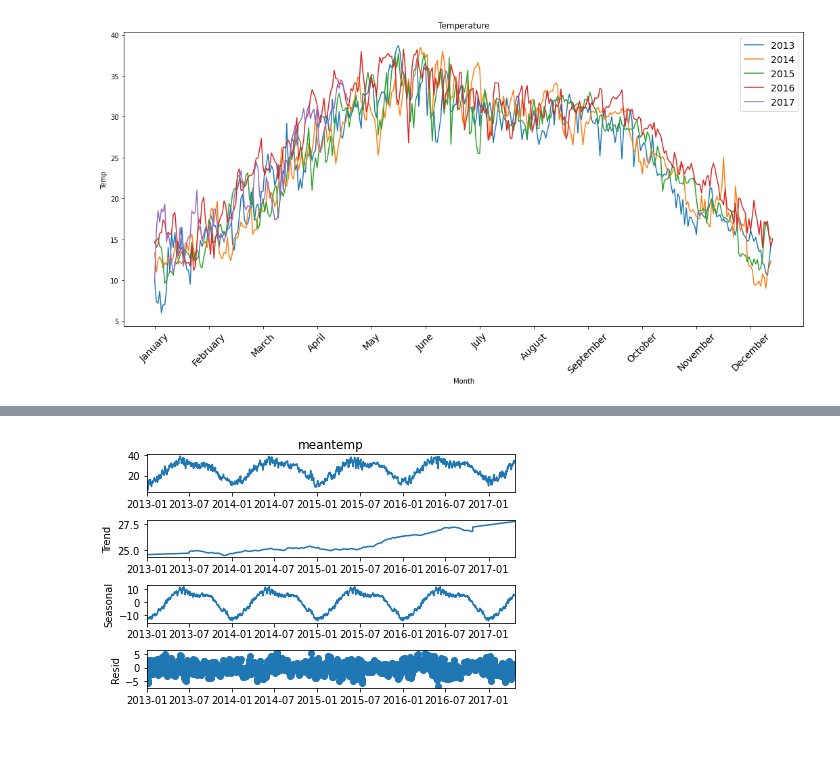
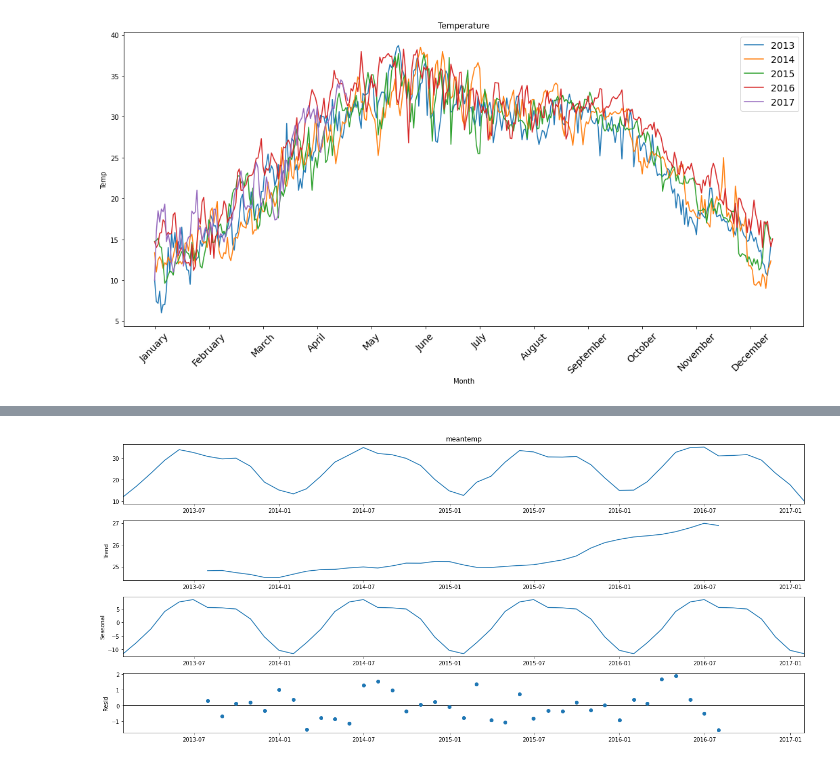
Before and after one commit to maxim8051/TimeSeriesItmoLab, a Jupyter notebook: TimeSeries.ipynb, the cells around one changed output, grey strips where cells are left out. Saved outputs shown, nothing was run; the diff lists cells and outputs as text; code cells hidden in the pictures.

Commit message:
changed plot's

```diff
--- a/TimeSeries.ipynb
+++ b/TimeSeries.ipynb
@@ -3,6 +3,9 @@ import pandas as pd
 import numpy as np
 import matplotlib.pyplot as plt
 from statsmodels.tsa.seasonal import seasonal_decompose
+from statsmodels.nonparametric.smoothers_lowess import lowess
+from  statsmodels.tsa.stattools import adfuller
+plt.rcParams["figure.figsize"] = [18, 8]
 # %% [markdown]
 # Этот набор данных содержит информацию о погоде в городе Дели(Индия)
 # с 1 января 2013 года по 24 апреля 2017 года.
@@ -78,3 +102,5 @@ plt.legend(fontsize=14)
 plt.show()
 # %% [output]
 [figure]
+# %%
+df_m = pd.DataFrame(df_train['meantemp'].resample('M').mean())
@@ -81,6 +112,6 @@ plt.show()
 # %%
-decomp_a = seasonal_decompose(df['meantemp'], model='additive', extrapolate_trend='freq', period=365)
-decomp_a.plot()
+decomp = seasonal_decompose(df_m['meantemp'])
+decomp.plot()
 plt.show()
 # %% [output]
-[figure, old version]
+[figure, new version]
```
Also changed, not shown: parts of 13 cells of this notebook.
